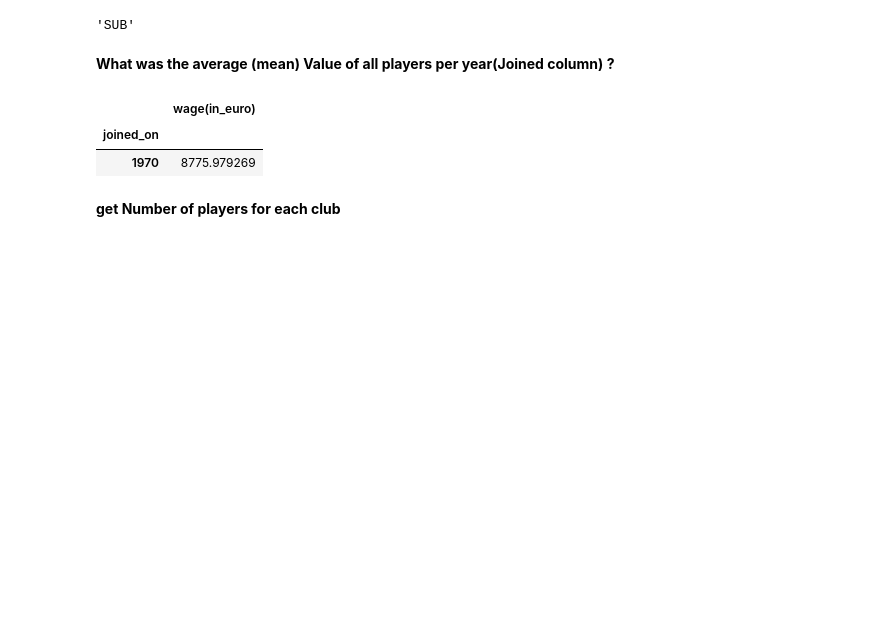
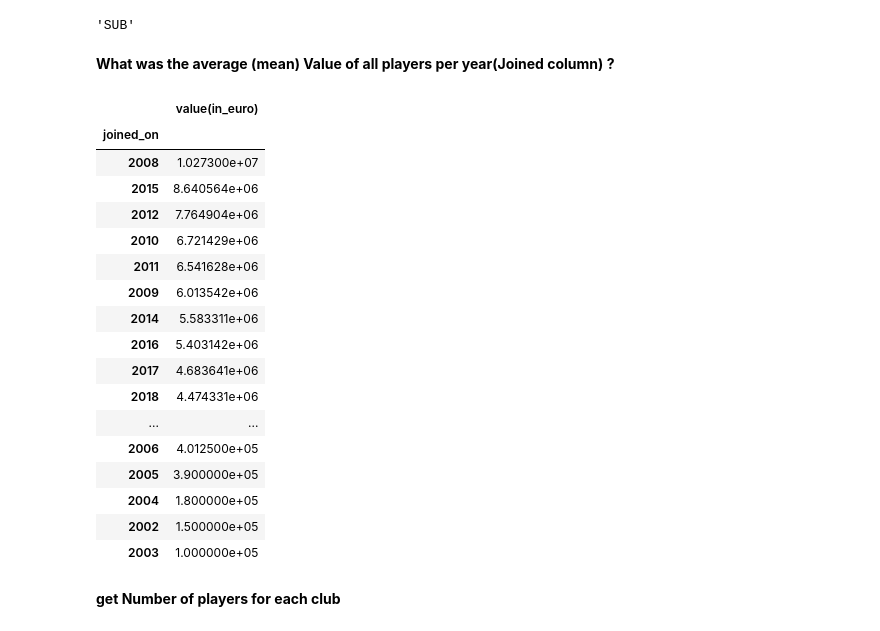
Before and after one commit to Asmaa-Zahran/EDA, a Jupyter notebook: Analyze Fifa 23 dataset from Kaggle-Project.ipynb, the cells around one changed output. Saved outputs shown, nothing was run; the diff lists cells and outputs as text; code cells hidden in the pictures; blank space fills up the shorter version.

```diff
--- a/Analyze Fifa 23 dataset from Kaggle-Project.ipynb
+++ b/Analyze Fifa 23 dataset from Kaggle-Project.ipynb
@@ -122,8 +122,9 @@ memory usage: 12.6+ MB
 df['contract_until'] = df['contract_until'].replace('-',np.nan)
 df['contract_until'] = pd.to_datetime(df['contract_until']).dt.year
 
-df['joined_on'] = df['joined_on'].replace('-',np.nan)
-df['joined_on'] = pd.to_datetime(df['joined_on']).dt.year
+# df['joined_on'] = df['joined_on'].replace('-',np.nan)
+# df['joined_on'] = pd.to_datetime(df['joined_on']).dt.year
+df['joined_on'] = df['joined_on'].astype(int)
 
 df['contract_until'] , df['joined_on']
 # %% [output]
@@ -492,11 +492,26 @@ df[df['known_as'] == 'Cristiano Ronaldo']['club_position'].values[0]
 # %% [markdown]
 **What was the average (mean) Value of all players per year(Joined column) ?**
 # %%
-df.groupby('joined_on')[['wage(in_euro)']].mean().sort_values( by='wage(in_euro)',ascending=False)
+df.groupby('joined_on')[['value(in_euro)']].mean().sort_values( by='value(in_euro)',ascending=False)
 # %% [output]
-|  | wage(in_euro) |
+|  | value(in_euro) |
 | joined_on |  |
-| 1970 | 8775.979269 |
+| 2008 | 1.027300e+07 |
+| 2015 | 8.640564e+06 |
+| 2012 | 7.764904e+06 |
+| 2010 | 6.721429e+06 |
+| 2011 | 6.541628e+06 |
+| 2009 | 6.013542e+06 |
+| 2014 | 5.583311e+06 |
+| 2016 | 5.403142e+06 |
+| 2017 | 4.683641e+06 |
+| 2018 | 4.474331e+06 |
+| ... | ... |
+| 2006 | 4.012500e+05 |
+| 2005 | 3.900000e+05 |
+| 2004 | 1.800000e+05 |
+| 2002 | 1.500000e+05 |
+| 2003 | 1.000000e+05 |
 # %% [markdown]
 **get Number of players for each club**
 # %%
```
Also changed, not shown: parts of 25 cells of this notebook.
